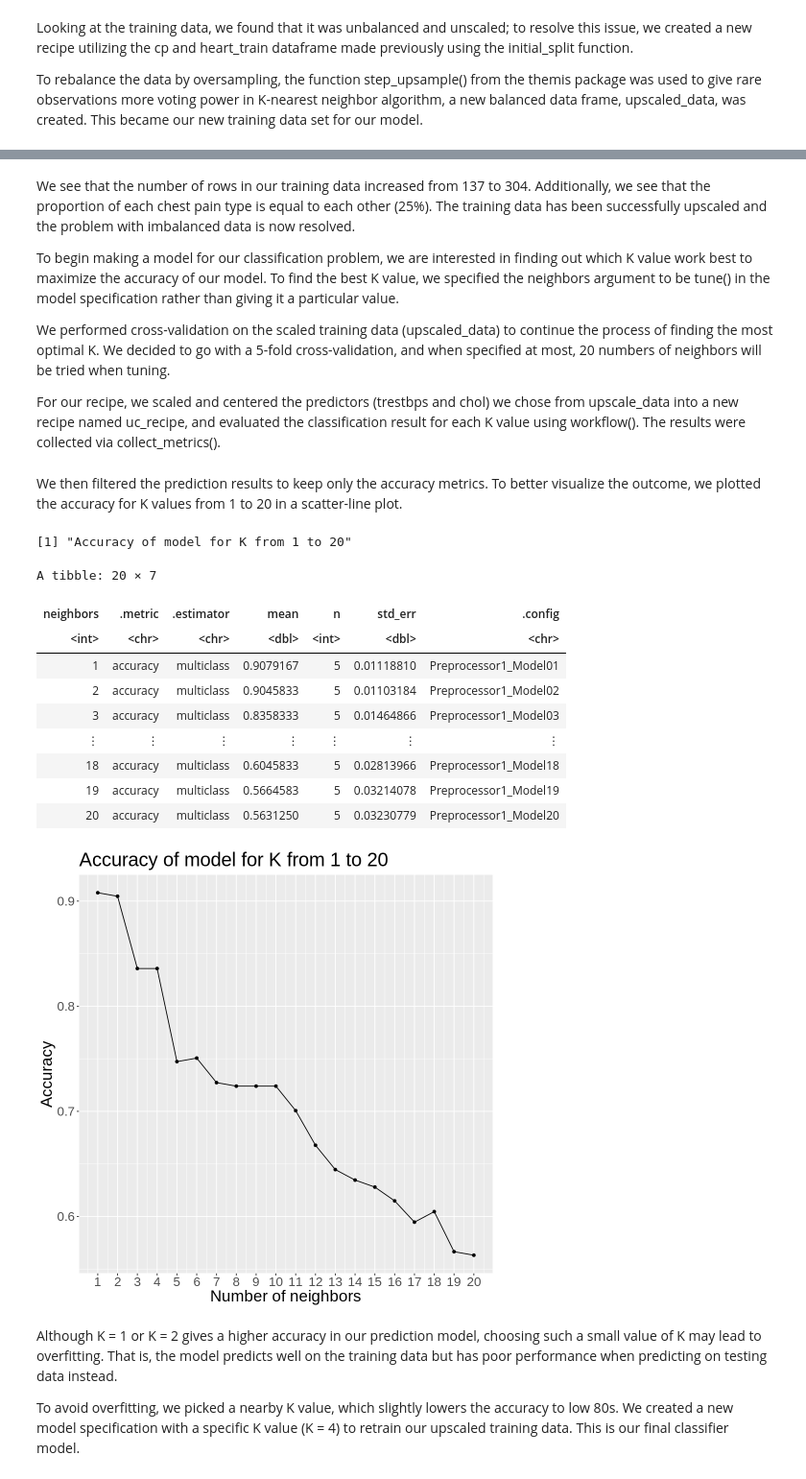
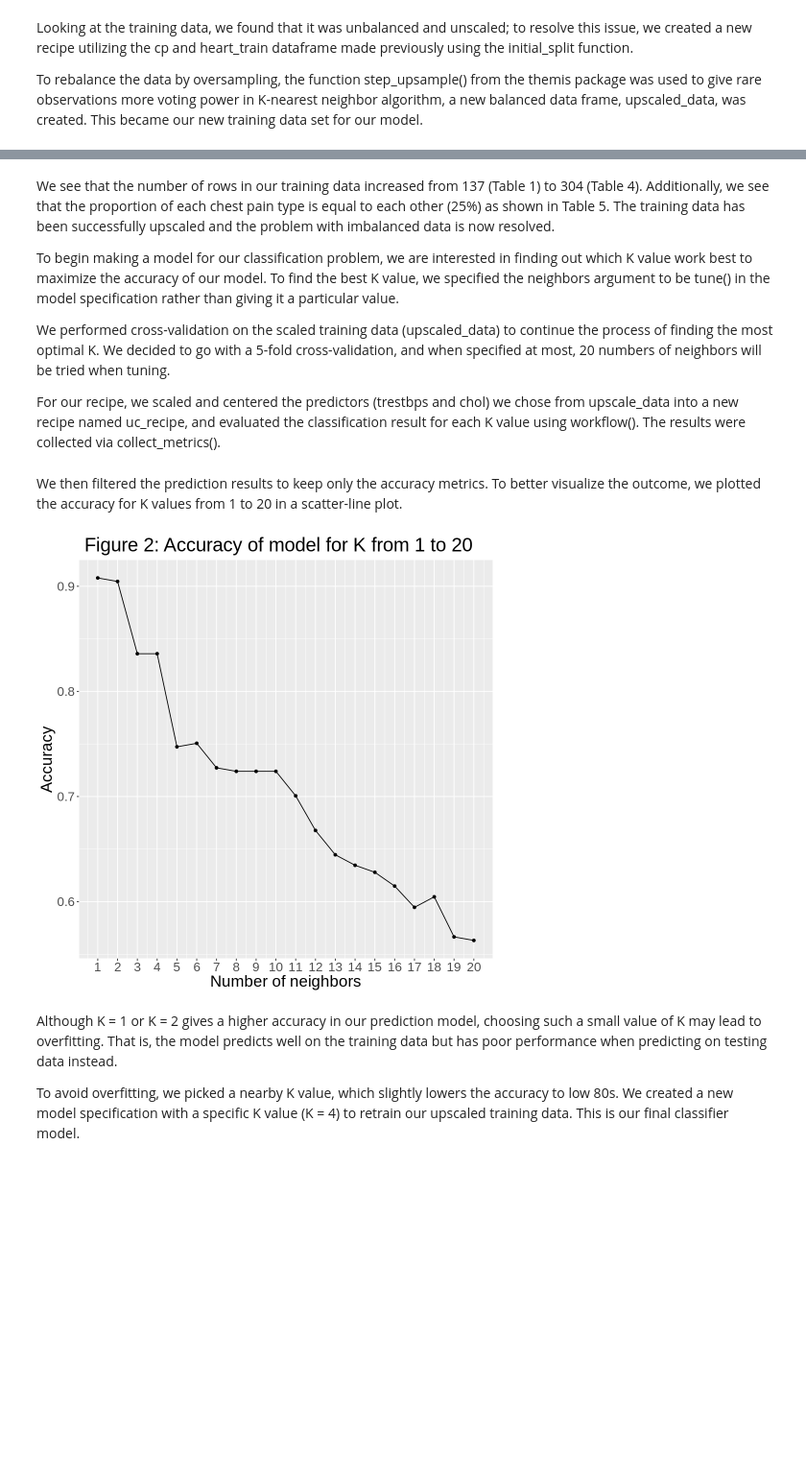
Before and after one commit to beandumplings/dsci_100_group143_project, a Jupyter notebook: Group143_Project.ipynb, the cells around one changed output, grey strips where cells are left out. Shown at 96% size. Drawn from its saved outputs; the diff is of its cells as text; code cells hidden in the pictures; blank space fills up the shorter version.

Commit message:
Updated tables and figures with number

```diff
--- a/Group143_Project.ipynb
+++ b/Group143_Project.ipynb
@@ -185,7 +185,7 @@ A tibble: 4 × 3
 | 2 | 76 | 25 |
 | 3 | 76 | 25 |
 # %% [markdown]
-We see that the number of rows in our training data increased from 137 to 304. Additionally, we see that the proportion of each chest pain type is equal to each other (25%). The training data has been successfully upscaled and the problem with imbalanced data is now resolved.
+We see that the number of rows in our training data increased from 137 (Table 1) to 304 (Table 4). Additionally, we see that the proportion of each chest pain type is equal to each other (25%) as shown in Table 5. The training data has been successfully upscaled and the problem with imbalanced data is now resolved.
 
 To begin making a model for our classification problem, we are interested in finding out which K value work best to maximize the accuracy of our model. To find the best K value, we specified the neighbors argument to be tune() in the model specification rather than giving it a particular value.
 
@@ -222,30 +222,16 @@ We then filtered the prediction results to keep only the accuracy metrics. To be
 # %%
 accuracies <- knn_results |> filter(.metric == "accuracy")
 
 
 accuracies_plot <- accuracies |> ggplot(aes(x = neighbors, y = mean)) +
-                                 labs(x = "Number of neighbors", y = "Accuracy", title = "Accuracy of model for K from 1 to 20") +
+                                 labs(x = "Number of neighbors", y = "Accuracy", title = " Figure 2: Accuracy of model for K from 1 to 20") +
                                  geom_point() +
                                  geom_line() +
                                  scale_x_continuous(breaks = 1:max_k_val) +
                                  theme(text = element_text(size = 20))
-paste("Accuracy of model for K from 1 to 20")
-accuracies
-
 accuracies_plot
 # %% [output]
-[1] "Accuracy of model for K from 1 to 20"
-A tibble: 20 × 7
-| neighbors | .metric | .estimator | mean | n | std_err | .config |
-| <int> | <chr> | <chr> | <dbl> | <int> | <dbl> | <chr> |
-| 1 | accuracy | multiclass | 0.9079167 | 5 | 0.01118810 | Preprocessor1_Model01 |
-| 2 | accuracy | multiclass | 0.9045833 | 5 | 0.01103184 | Preprocessor1_Model02 |
-| 3 | accuracy | multiclass | 0.8358333 | 5 | 0.01464866 | Preprocessor1_Model03 |
-| ⋮ | ⋮ | ⋮ | ⋮ | ⋮ | ⋮ | ⋮ |
-| 18 | accuracy | multiclass | 0.6045833 | 5 | 0.02813966 | Preprocessor1_Model18 |
-| 19 | accuracy | multiclass | 0.5664583 | 5 | 0.03214078 | Preprocessor1_Model19 |
-| 20 | accuracy | multiclass | 0.5631250 | 5 | 0.03230779 | Preprocessor1_Model20 |
-[figure, old version]
+[figure, new version]
 # %% [markdown]
 Although K = 1 or K = 2 gives a higher accuracy in our prediction model, choosing such a small value of K may lead to overfitting. That is, the model predicts well on the training data but has poor performance when predicting on testing data instead.
 
```
Also changed, not shown: parts of 7 cells of this notebook.
